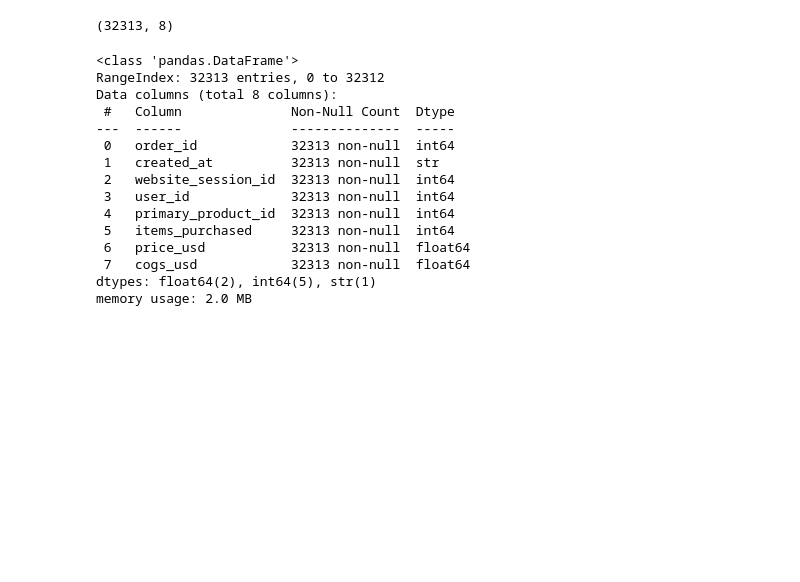
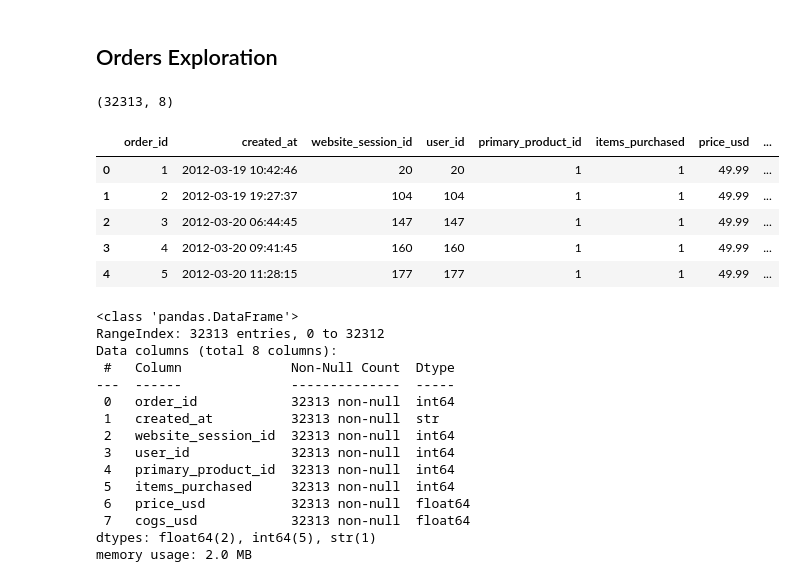
Before and after one commit to danielphilip12/ToyStoreEcommerce, a Jupyter notebook: notebook/01-eda.ipynb, the cells around one changed output. Saved outputs shown, nothing was run; the diff lists cells and outputs as text; code cells hidden in the pictures; blank space fills up the shorter version.

```diff
--- a/notebook/01-eda.ipynb
+++ b/notebook/01-eda.ipynb
@@ -5,12 +5,23 @@ import matplotlib.pyplot as plt
 import seaborn as sns
 
 pd.set_option('display.max_columns', None)
+# %% [markdown]
+## Orders Exploration
 # %%
 df_orders = pd.read_csv('../data/orders.csv')
 # %%
 df_orders.shape
 # %% [output]
 (32313, 8)
+# %%
+df_orders.head()
+# %% [output]
+|  | order_id | created_at | website_session_id | user_id | primary_product_id | items_purchased | price_usd | ... |
+| 0 | 1 | 2012-03-19 10:42:46 | 20 | 20 | 1 | 1 | 49.99 | ... |
+| 1 | 2 | 2012-03-19 19:27:37 | 104 | 104 | 1 | 1 | 49.99 | ... |
+| 2 | 3 | 2012-03-20 06:44:45 | 147 | 147 | 1 | 1 | 49.99 | ... |
+| 3 | 4 | 2012-03-20 09:41:45 | 160 | 160 | 1 | 1 | 49.99 | ... |
+| 4 | 5 | 2012-03-20 11:28:15 | 177 | 177 | 1 | 1 | 49.99 | ... |
 # %%
 df_orders.info()
 # %% [output]
```
Also changed, not shown: parts of 46 cells of this notebook.
